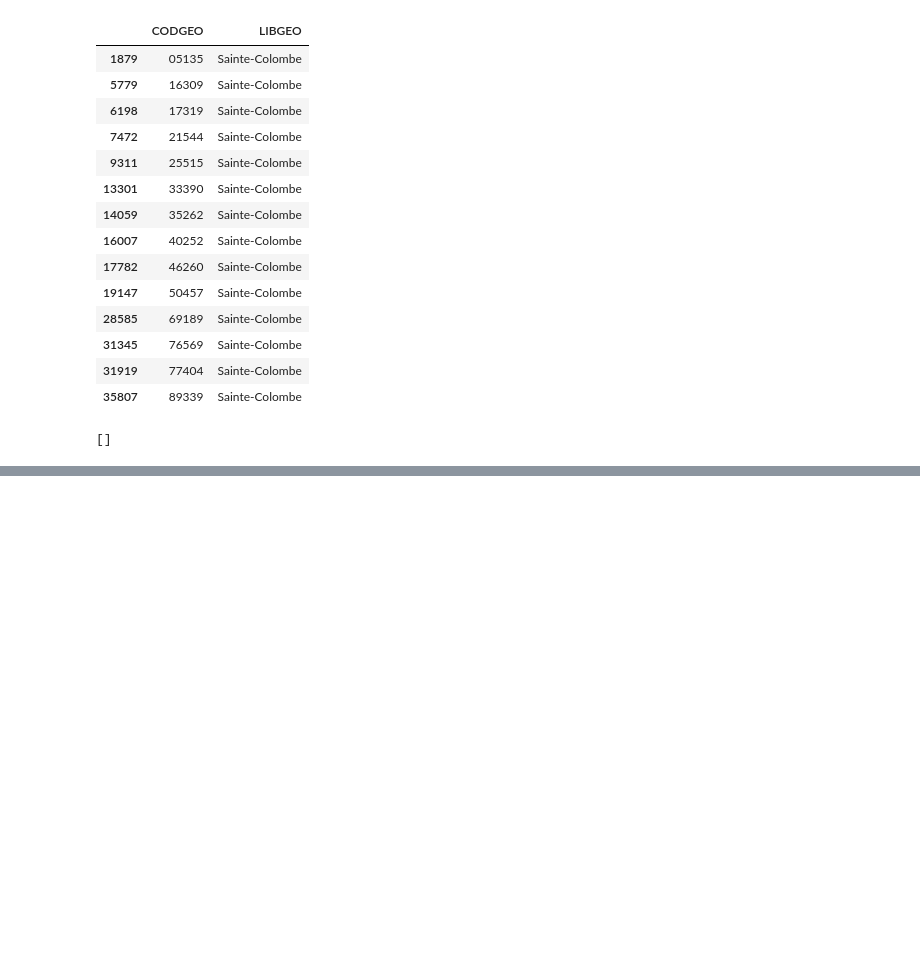
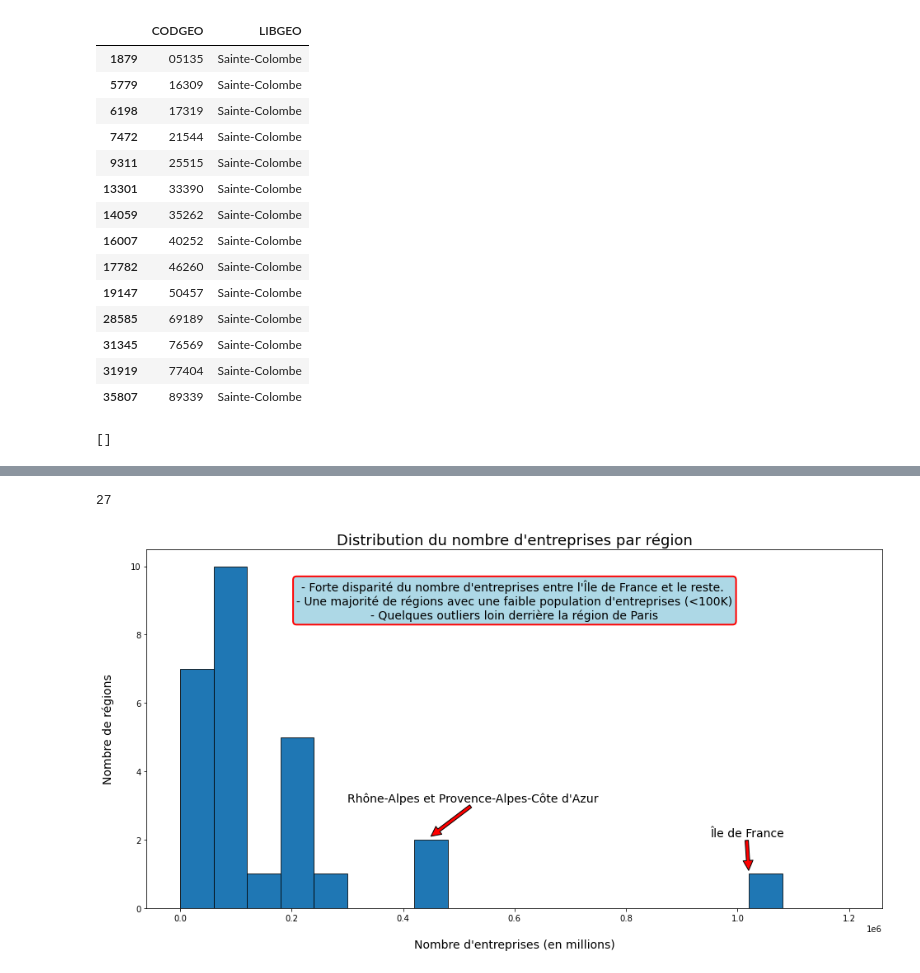
Before and after one commit to Mariehf64/fev23cda_french_industry, a Jupyter notebook: EDA - French Industry ETS.ipynb, the cells around one changed output, grey strips where cells are left out. Saved outputs shown, nothing was run; the diff lists cells and outputs as text; code cells hidden in the pictures; blank space fills up the shorter version.

```diff
--- a/EDA - French Industry ETS.ipynb
+++ b/EDA - French Industry ETS.ipynb
@@ -300,0 +306,3 @@ reg.dtypes
+# %%
+reg_total_ets = ets.groupby('REG', as_index=False).agg(Total_ets = ('E14TST', 'sum')).sort_values(by='Total_ets', ascending=False)
+reg_total_ets.head()
@@ -300,0 +316,19 @@ reg.dtypes
+# %%
+len(reg_total_ets)
+# %% [output]
+27
+# %%
+fig = plt.figure(figsize=(16,8))
+ax = plt.subplot(111)
+ax.hist(reg_total_ets.Total_ets, range=(0,1200000),bins=20, edgecolor='black', linewidth=0.8)
+ax.set_ylabel('Nombre de régions', labelpad=20, fontsize=14)
+ax.set_xlabel('Nombre d\'entreprises (en millions)', labelpad=20, fontsize=14)
+ax.set_title('Distribution du nombre d\'entreprises par région', fontsize=18)
+t = ax.annotate(text='Île de France', xy=(1020000, 1.1), xytext=(950000,2.1), arrowprops={'facecolor':'red'}), ax.annotate(text='Rhône-Alpes et Provence-Alpes-Côte d\'Azur', xy=(450000,2.1), xytext=(300000,3.1), arrowprops={'facecolor':'red'})
+t2 = ax.text(s='- Forte disparité du nombre d\'entreprises entre l\'Île de France et le reste. \n- Une majorité de régions avec une faible population d\'entreprises (<100K)\n- Quelques outliers loin derrière la région de Paris', x=600000, y=9, ha="center", va="center", size=15, bbox=dict(boxstyle="round,pad=0.3",fc="lightblue", ec="red", lw=2))
+plt.setp(t, fontsize=14)
+plt.setp(t2, fontsize=14)
+ax.grid(visible=False)
+plt.show()
+# %% [output]
+[figure, added]
```
Also changed, not shown: parts of 11 cells of this notebook.
